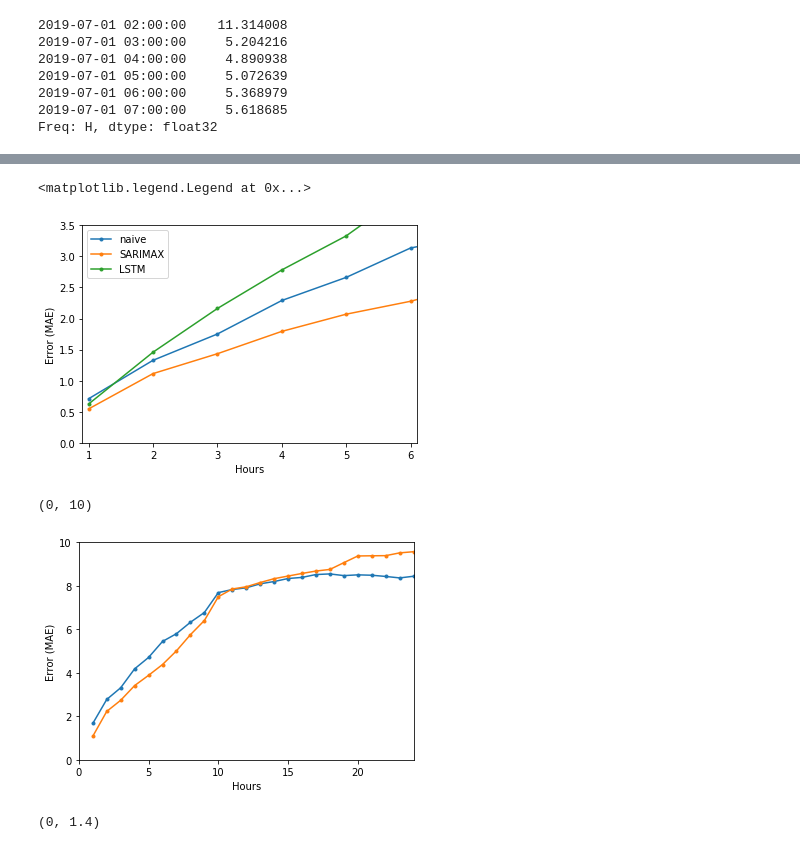
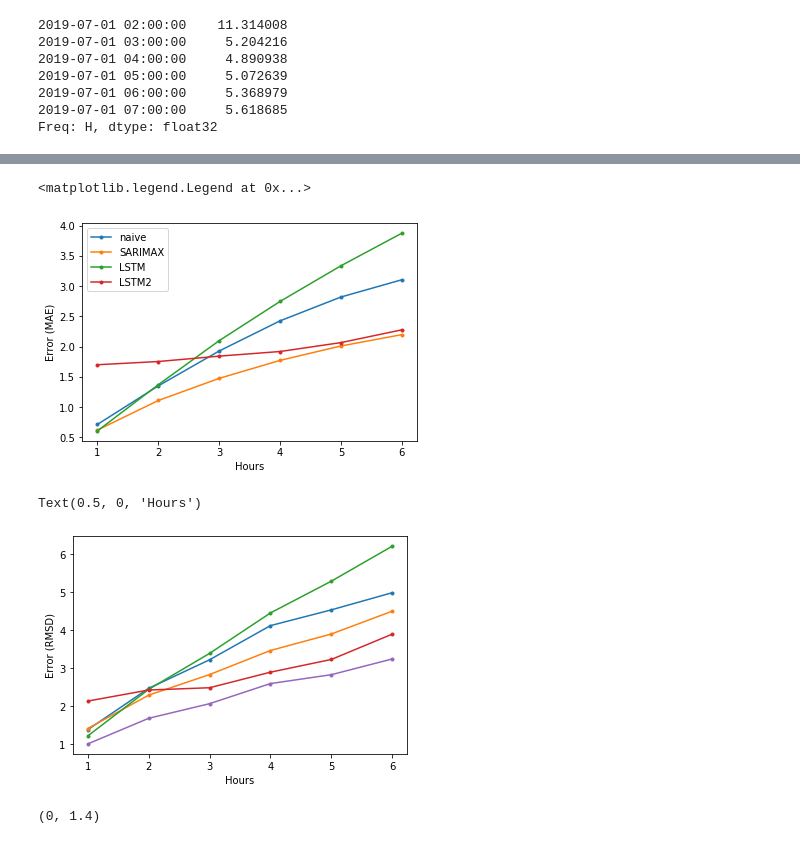
Before and after one commit to maxnolte/river_forecast, a Jupyter notebook: jupyter-notebooks/model-testing.ipynb, the cells around one changed output, grey strips where cells are left out. Drawn from its saved outputs; the diff is of its cells as text; code cells hidden in the pictures.

Commit message:
added XGBoost forecast

```diff
--- a/jupyter-notebooks/model-testing.ipynb
+++ b/jupyter-notebooks/model-testing.ipynb
@@ -32,3 +32,4 @@ nf = NaiveForecast()
 sf = SARIMAXForecast()
 lstm = LSTMForecast()
 lstm2 = LSTMSeq2SeqForecast()
+bst = XGBForecast()
@@ -50,12 +58,13 @@ n_forecasts = 500 # Max: n_possible_forecasts
 # %%
-forecasts = np.zeros((4, n_forecasts, forecast_length))
+forecasts = np.zeros((5, n_forecasts, forecast_length))
 real_values = np.zeros((n_forecasts, forecast_length))
 np.random.seed(5)
 for i, j in enumerate(np.random.choice(n_possible_forecasts, size=n_forecasts, replace=False)):
-    #if i%100 == 0:
-    print(i)
+    if i%5 == 0:
+        print(i, 'out of', n_possible_forecasts)
     recent_flow = validation.iloc[j:(j + input_length)]
     real_values[i, :] = validation.iloc[(j + input_length):(j + input_length + forecast_length)]['discharge']
+    forecasts[4, i, :] = bst.dynamic_forecast(recent_flow, n_hours=forecast_length)
     forecasts[3, i, :] = lstm2.dynamic_forecast(recent_flow, n_hours=forecast_length)
     forecasts[2, i, :] = lstm.dynamic_forecast(recent_flow, n_hours=forecast_length)
     forecasts[1, i, :] = sf.dynamic_forecast(recent_flow, n_hours=forecast_length)
@@ -85,27 +110,30 @@ fig, ax = plt.subplots()
 ax.plot(np.arange(forecast_length) + 1, maes[0], marker='.', label='naive')
 ax.plot(np.arange(forecast_length) + 1, maes[1], marker='.', label='SARIMAX')
 ax.plot(np.arange(forecast_length) + 1, maes[2], marker='.', label='LSTM')
+ax.plot(np.arange(forecast_length) + 1, maes[3], marker='.', label='LSTM2')
+
 ax.set_ylabel('Error (MAE)')
 ax.set_xlabel('Hours')
-ax.set_xlim([0.9, 6.1])
-ax.set_ylim([0, 3.5])
+# ax.set_xlim([0.9, 6.1])
+# ax.set_ylim([0, 3.5])
 ax.legend()
 # %% [output]
 <matplotlib.legend.Legend at 0x...>
-[figure, old version]
+[figure, new version]
 # %%
 rmses = np.sqrt(np.mean((forecasts - real_values[np.newaxis, ...])**2, axis=1))
 # %%
 fig, ax = plt.subplots()
 ax.plot(np.arange(forecast_length) + 1, rmses[0], marker='.', label='naive')
 ax.plot(np.arange(forecast_length) + 1, rmses[1], marker='.', label='SARIMAX')
-ax.set_ylabel('Error (MAE)')
+ax.plot(np.arange(forecast_length) + 1, rmses[2], marker='.', label='LSTM')
+ax.plot(np.arange(forecast_length) + 1, rmses[3], marker='.', label='LSTM2')
+ax.plot(np.arange(forecast_length) + 1, rmses[4], marker='.', label='XGB')
+ax.set_ylabel('Error (RMSD)')
 ax.set_xlabel('Hours')
-ax.set_xlim([0, 24])
-ax.set_ylim([0, 10])
 # %% [output]
-(0, 10)
+Text(0.5, 0, 'Hours')
-[figure, old version]
+[figure, new version]
 # %%
 maes_diff = np.mean(np.abs(np.diff(forecasts, axis=1) - np.diff(real_values[np.newaxis, ...], axis=1)), axis=1)
 # %%
```
Also changed, not shown: parts of 6 cells of this notebook, 2 other files.
